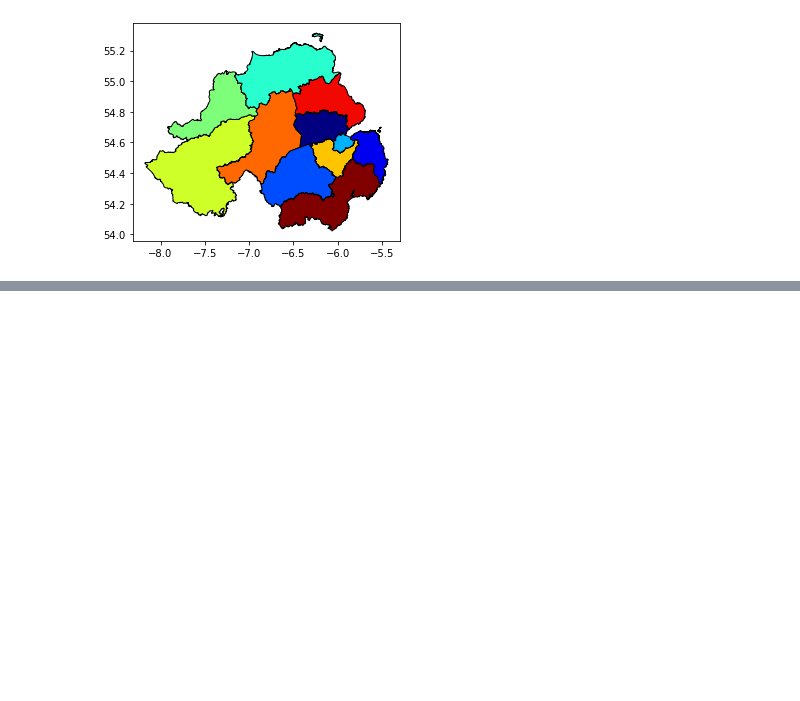
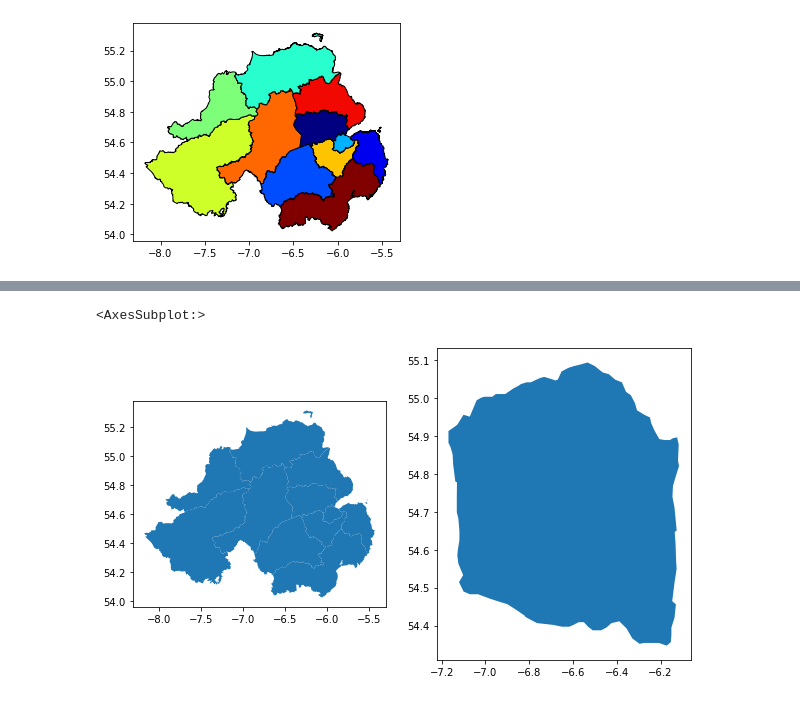
Before and after one commit to epurpur/pythonGeospatialWorkshop, a Jupyter notebook: pythonGeospatial.ipynb, the cells around one changed output, grey strips where cells are left out. Drawn from its saved outputs; the diff is of its cells as text; code cells hidden in the pictures; blank space fills up the shorter version.

```diff
--- a/pythonGeospatial.ipynb
+++ b/pythonGeospatial.ipynb
@@ -40,0 +71,9 @@ districts.plot(cmap='jet', column ='district', edgecolor='black' )
+# %%
+## Plot figures side by side with matplotlib
+
+fig, (ax1, ax2) = plt.subplots(ncols=2, figsize=(10,8))
+districts.plot(ax = ax1)
+area_of_interest.plot(ax = ax2)
+# %% [output]
+<AxesSubplot:>
+[figure, added]
```
Also changed, not shown: parts of 13 cells of this notebook.
